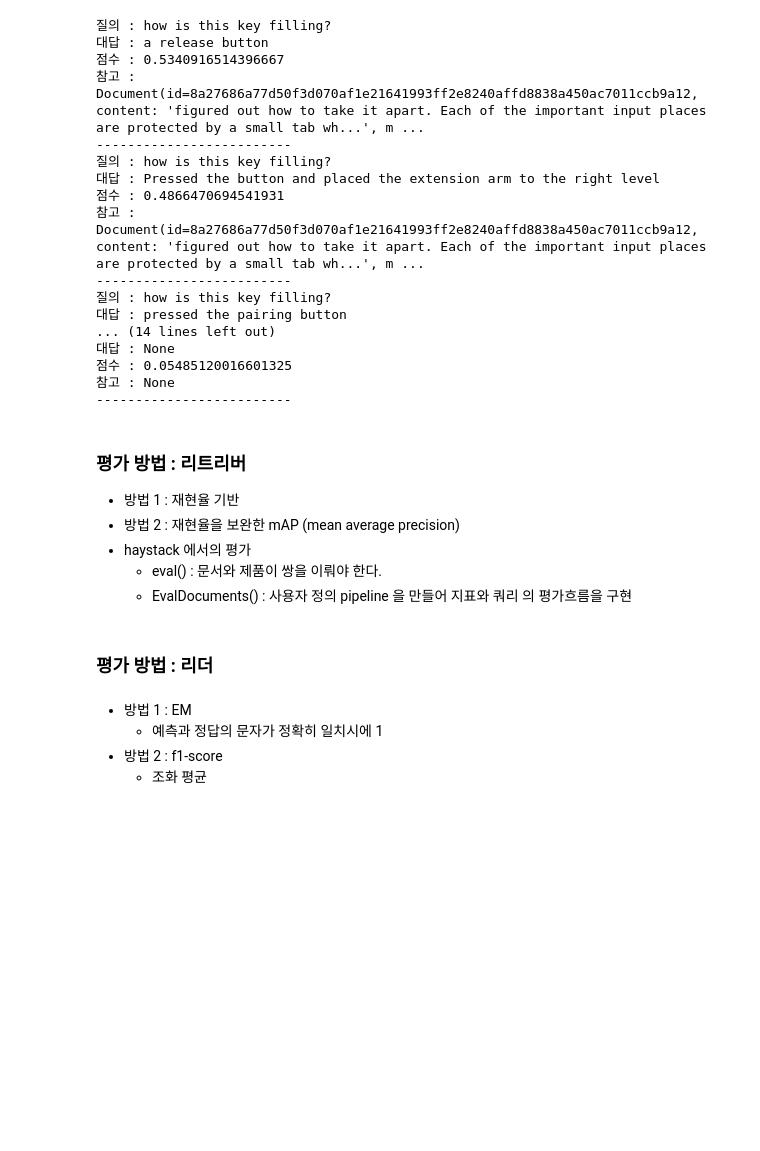
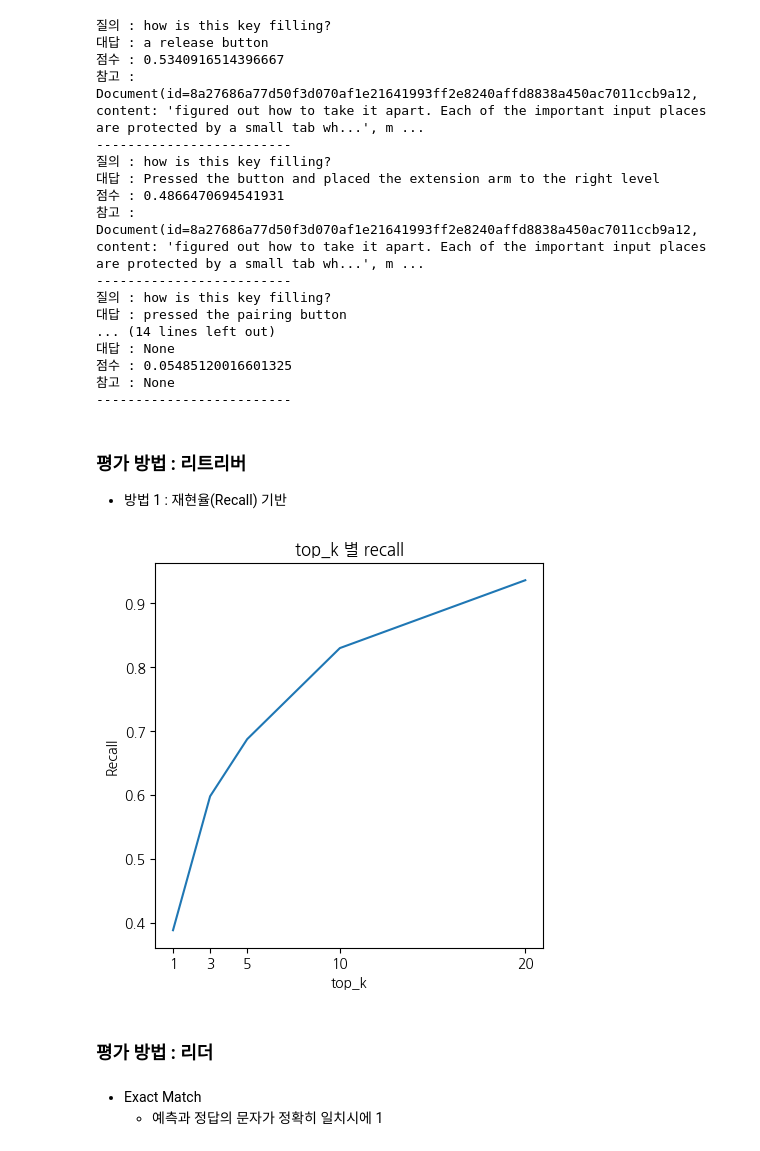
Before and after one commit to tommyjin2894/ai_study_transformer, a Jupyter notebook: 07_QA_Retreiver,Reader.ipynb, the cells around one changed output. Cells and saved outputs as stored; diff of their text form; code cells hidden in the pictures; blank space fills up the shorter version.

```diff
--- a/07_QA_Retreiver,Reader.ipynb
+++ b/07_QA_Retreiver,Reader.ipynb
@@ -422,7 +424,7 @@ from haystack.components.converters import TextFileToDocument
 from haystack.components.preprocessors import DocumentSplitter
 from haystack.components.writers import DocumentWriter
 
-model="deepset/minilm-uncased-squad2"
+model="sentence-transformers/all-MiniLM-L6-v2"
 
 converter = TextFileToDocument()
 splitter = DocumentSplitter()
@@ -474,7 +475,7 @@ filters = {
     "conditions": [{"field": "meta.item_id", "operator": "==", "value": "B00H3OYSHW"}]
 }
 
-result = query_pipeline.run(
+result = retriever_pipeline.run(
     data = {
         "text": "is this a good product?",
         "top_k": 5,
@@ -602,18 +611,53 @@ result_reader(query_and_text, result["reader"]["answers"])
 점수 : 0.05485120016601325
 참고 : None
 -------------------------
-# %% [markdown]
-### 평가 방법 : 리트리버
-
-- 방법 1 : 재현율 기반
-- 방법 2 : 재현율을 보완한 mAP (mean average precision)
-- haystack 에서의 평가
-    - eval() : 문서와 제품이 쌍을 이뤄야 한다.
-    - EvalDocuments() : 사용자 정의 pipeline 을 만들어 지표와 쿼리 의 평가흐름을 구현
+# %% [markdown]
+### 평가 방법 : 리트리버
+
+- 방법 1 : 재현율(Recall) 기반
+# %%
+question = list(sub_elec_all["test"].question)
+question_id = list(sub_elec_all["test"].id)
+title = list(sub_elec_all["test"].title)
+# %%
+retriever_pipeline
+recall = {}
+for top_k in [1,3,5,10,20]:
+    total_count = 0
+    correct_count = 0
+    for q,i,v in zip(question, question_id,title):
+        total_count += 1
+        # 필터정의
+        filters = {
+            "operator": "AND",
+            "conditions": [{"field": "meta.item_id", "operator": "==", "value": v}]
+        }
+
+        print(q,i)
+        result_ret = retriever_pipeline.run(
+                data = {
+                    "text": q,
+                    "top_k": top_k,
+                    "filters" : filters})
+        retrived = set([ret_.meta['question_id'] for ret_ in result_ret['retriever']['documents']])
+        if i in retrived:
+            correct_count += 1
+    recall[top_k] = correct_count/total_count;
+# %%
+import matplotlib.pyplot as plt
+import numpy as np
+
+fig, ax = plt.subplots(figsize=(5,5))
+
+ax.plot(recall.keys(), recall.values())
+ax.set_xticks(np.array(list(recall.keys())))
+ax.set_xlabel("top_k")
+ax.set_ylabel("Recall")
+ax.set_title("top_k 별 recall");
+# %% [output]
+[figure, added]
 # %% [markdown]
 ### 평가 방법 : 리더
 # %% [markdown]
-- 방법 1 : EM
-    - 예측과 정답의 문자가 정확히 일치시에 1
-- 방법 2 : f1-score
-    - 조화 평균
+- Exact Match
+  - 예측과 정답의 문자가 정확히 일치시에 1
```
Also changed, not shown: parts of 13 cells of this notebook, 2 other files.
